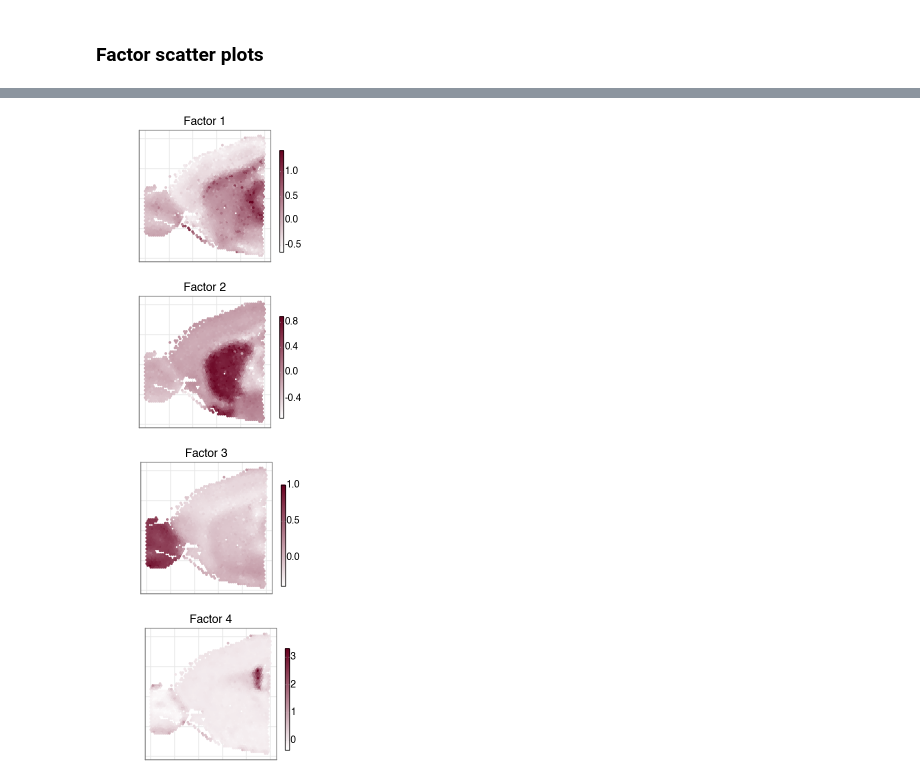
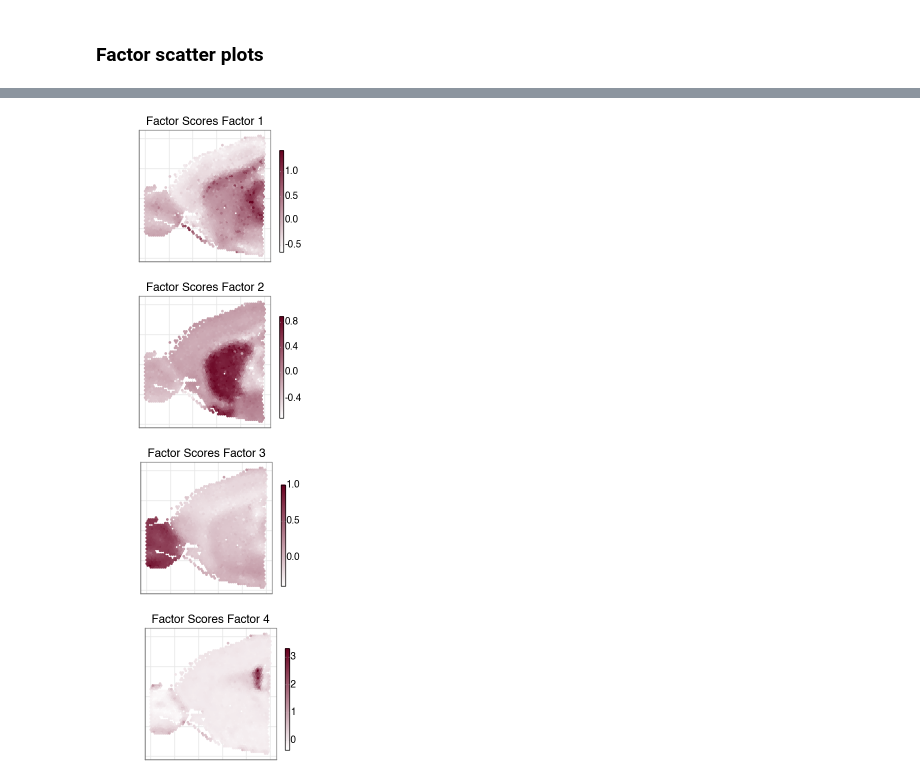
Before and after one commit to bioFAM/mofaflex-analysis, a Jupyter notebook: comparison_mefisto_visium/analysis.ipynb, the cells around one changed output, grey strips where cells are left out. Cells and saved outputs as stored; diff of their text form; code cells hidden in the pictures.

```diff
--- a/comparison_mefisto_visium/analysis.ipynb
+++ b/comparison_mefisto_visium/analysis.ipynb
@@ -211,7 +193,7 @@ def plot_weights(factor, w_prismo_mean, w_mefisto):
     return plot
 # %%
 for i in range(1, 5):
-    plot = plot_weights(f"Factor {i}", w_prismo_mean, w_mefisto)
+    plot = plot_weights("mRNA", f"Factor {i}", w_prismo[1], w_mefisto)
     plot.save(f"plots/factor{i}_weights.pdf")
     plot.show()
 # %% [output]
@@ -222,8 +204,8 @@ for i in range(1, 5):
 # %% [markdown]
 ### Factor scatter plots
 # %%
-def plot_factors(factor, z_prismo_mean, z_mefisto):
-    df = pd.DataFrame(z_prismo_mean.loc[:, factor])
+def plot_factors(factor, z_prismo, z_mefisto):
+    df = pd.DataFrame(z_prismo.loc[:, factor])
     df.columns = ["factor_prismo"]
     df["factor_mefisto"] = z_mefisto.loc[:, factor]
     df["factor_prismo_abs"] = df["factor_prismo"].abs()
@@ -231,8 +213,8 @@ def plot_factors(factor, z_prismo_mean, z_mefisto):
 
     plot = (
         ggplot(df, aes(x="factor_prismo", y="factor_mefisto"))
-        + geom_point(size=.1)
-        + labs(x="PRISMO factor", y="MEFISTO factor", title=f"{factor}")
+        + geom_point(size=.01)
+        + labs(x="PRISMO", y="MEFISTO", title=f"Factor Scores {factor}")
         + theme(figure_size=(1.5, 1.5))
         + geom_hline(yintercept=0, linetype='dashed', color='black', alpha=0.3)
         + geom_vline(xintercept=0, linetype='dashed', color='black', alpha=0.3)
@@ -240,7 +222,7 @@ def plot_factors(factor, z_prismo_mean, z_mefisto):
     return plot
 # %%
 for i in range(1, 5):
-    plot = plot_factors(f"Factor {i}", z_prismo_mean, z_mefisto)
+    plot = plot_factors(f"Factor {i}", z_prismo[1], z_mefisto)
     plot.save(f"plots/factor{i}_factors.pdf")
     plot.show()
 # %% [output]
@@ -253,6 +233,6 @@ for i in range(1, 5):
 # %%
-covariates_df = pd.DataFrame(prismo_model[0].covariates["group_1"], columns=["x", "y"])
-factors_df = pd.DataFrame(z_prismo_mean, columns=[f"Factor {i+1}" for i in range(z_prismo_mean.shape[1])])
+covariates_df = pd.DataFrame(prismo_model[1].covariates["group_1"], columns=["x", "y"])
+factors_df = pd.DataFrame(z_prismo[1], columns=[f"Factor {i+1}" for i in range(z_prismo[1].shape[1])])
 covariates_df.index = factors_df.index
 df = pd.concat([covariates_df, factors_df], axis=1)
 df["y"] = -df["y"]
@@ -261,7 +241,7 @@ for factor in range(1, 5):
     plot = (ggplot(df, aes(x="x", y="y", color=f"Factor {factor}"))
         + geom_point(size=0.1)
         + theme(figure_size=(2.5, 1.5), axis_text_x=element_blank(), axis_text_y=element_blank(), axis_ticks_major_x=element_blank(), axis_ticks_major_y=element_blank(), legend_key_width=3.)
-        + labs(x="", y="", color="", title=f"Factor {factor}")
+        + labs(x="", y="", color="", title=f"Factor Scores Factor {factor}")
         + coord_fixed(ratio=1)
         + scale_color_gradient(low="white", high="#0571b0")
     )
@@ -279,26 +259,26 @@ for factor in range(1, 5):
 # %%
 covariates_df = pd.DataFrame(prismo_model[0].covariates["group_1"], columns=["x", "y"])
-factors_df = pd.DataFrame(z_mefisto, columns=[f"Factor {i+1}" for i in range(z_prismo_mean.shape[1])])
+factors_df = pd.DataFrame(z_mefisto, columns=[f"Factor {i+1}" for i in range(z_prismo[1].shape[1])])
 covariates_df.index = factors_df.index
 df = pd.concat([covariates_df, factors_df], axis=1)
 df["y"] = -df["y"]
 
 for factor in range(1, 5):
     plot = (ggplot(df, aes(x="x", y="y", color=f"Factor {factor}"))
         + geom_point(size=0.1)
         + theme(figure_size=(2.5, 1.5), axis_text_x=element_blank(), axis_text_y=element_blank(), axis_ticks_major_x=element_blank(), axis_ticks_major_y=element_blank(), legend_key_width=3.)
-        + labs(x="", y="", color="", title=f"Factor {factor}")
+        + labs(x="", y="", color="", title=f"Factor Scores Factor {factor}")
         + coord_fixed(ratio=1)
         + scale_color_gradient(low="white", high="#67001f")
     )
 
     fig = plot.draw()
     points = fig.axes[0].collections[0]
     points.set_rasterized(True)
     fig.savefig(f"plots/mefisto_factor_{factor}.pdf")
     plot.show()
 # %% [output]
-[figure, old version]
+[figure, new version]
-[figure, old version]
+[figure, new version]
-[figure, old version]
+[figure, new version]
-[figure, old version]
+[figure, new version]
```
Also changed, not shown: parts of 13 cells of this notebook, 3 other files.
